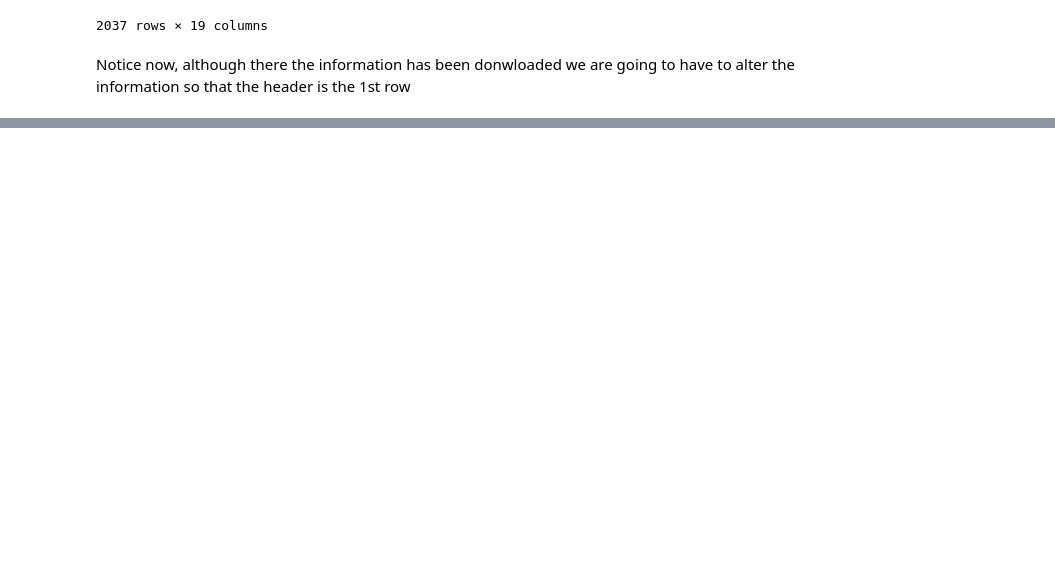
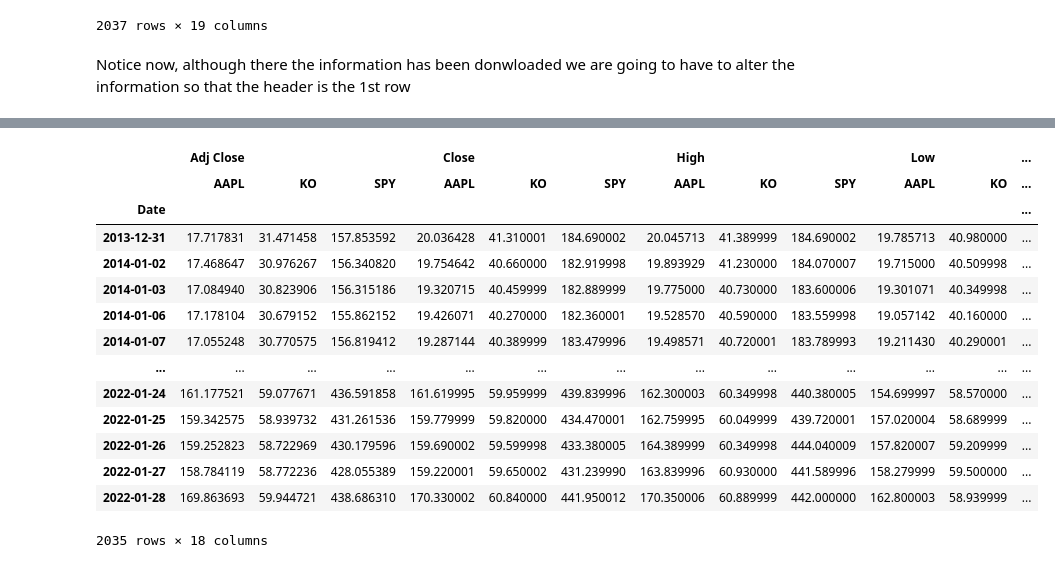
Before and after one commit to Janadhi14/Algo-trading, a Jupyter notebook: Introduction.ipynb, the cells around one changed output, grey strips where cells are left out. Saved outputs shown, nothing was run; the diff lists cells and outputs as text; code cells hidden in the pictures; blank space fills up the shorter version.

```diff
--- a/Introduction.ipynb
+++ b/Introduction.ipynb
@@ -182,0 +222,3 @@ stocks
+# %%
+# lets convert the multi index into one tuple
+stocks.columns = stocks.columns.to_flat_index()
@@ -182,0 +268,21 @@ stocks
+# %%
+# we need to make an additional change to this
+stocks.columns= pd.MultiIndex.from_tuples(stocks.columns)
+stocks
+# notice that it is back in the origional format (after the transfomration of the csv)
+# %% [output]
+|  | Adj Close |  |  | Close |  |  | High |  |  | Low |  | ... |
+|  | AAPL | KO | SPY | AAPL | KO | SPY | AAPL | KO | SPY | AAPL | KO | ... |
+| Date |  |  |  |  |  |  |  |  |  |  |  | ... |
+| 2013-12-31 | 17.717831 | 31.471458 | 157.853592 | 20.036428 | 41.310001 | 184.690002 | 20.045713 | 41.389999 | 184.690002 | 19.785713 | 40.980000 | ... |
+| 2014-01-02 | 17.468647 | 30.976267 | 156.340820 | 19.754642 | 40.660000 | 182.919998 | 19.893929 | 41.230000 | 184.070007 | 19.715000 | 40.509998 | ... |
+| 2014-01-03 | 17.084940 | 30.823906 | 156.315186 | 19.320715 | 40.459999 | 182.889999 | 19.775000 | 40.730000 | 183.600006 | 19.301071 | 40.349998 | ... |
+| 2014-01-06 | 17.178104 | 30.679152 | 155.862152 | 19.426071 | 40.270000 | 182.360001 | 19.528570 | 40.590000 | 183.559998 | 19.057142 | 40.160000 | ... |
+| 2014-01-07 | 17.055248 | 30.770575 | 156.819412 | 19.287144 | 40.389999 | 183.479996 | 19.498571 | 40.720001 | 183.789993 | 19.211430 | 40.290001 | ... |
+| ... | ... | ... | ... | ... | ... | ... | ... | ... | ... | ... | ... | ... |
+| 2022-01-24 | 161.177521 | 59.077671 | 436.591858 | 161.619995 | 59.959999 | 439.839996 | 162.300003 | 60.349998 | 440.380005 | 154.699997 | 58.570000 | ... |
+| 2022-01-25 | 159.342575 | 58.939732 | 431.261536 | 159.779999 | 59.820000 | 434.470001 | 162.759995 | 60.049999 | 439.720001 | 157.020004 | 58.689999 | ... |
+| 2022-01-26 | 159.252823 | 58.722969 | 430.179596 | 159.690002 | 59.599998 | 433.380005 | 164.389999 | 60.349998 | 444.040009 | 157.820007 | 59.209999 | ... |
+| 2022-01-27 | 158.784119 | 58.772236 | 428.055389 | 159.220001 | 59.650002 | 431.239990 | 163.839996 | 60.930000 | 441.589996 | 158.279999 | 59.500000 | ... |
+| 2022-01-28 | 169.863693 | 59.944721 | 438.686310 | 170.330002 | 60.840000 | 441.950012 | 170.350006 | 60.889999 | 442.000000 | 162.800003 | 58.939999 | ... |
+2035 rows × 18 columns
```
Also changed, not shown: parts of 16 cells of this notebook, 3 other files.
